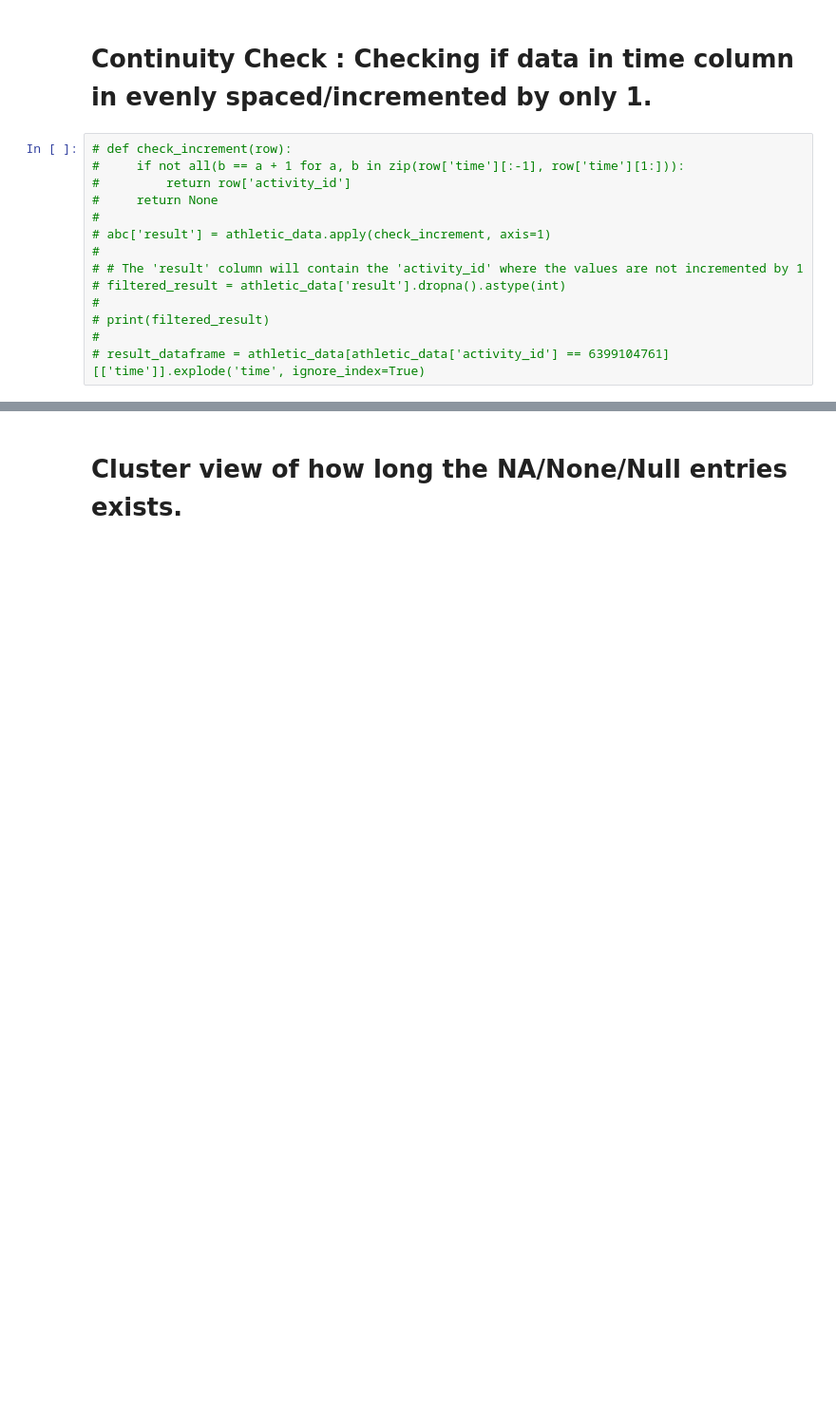
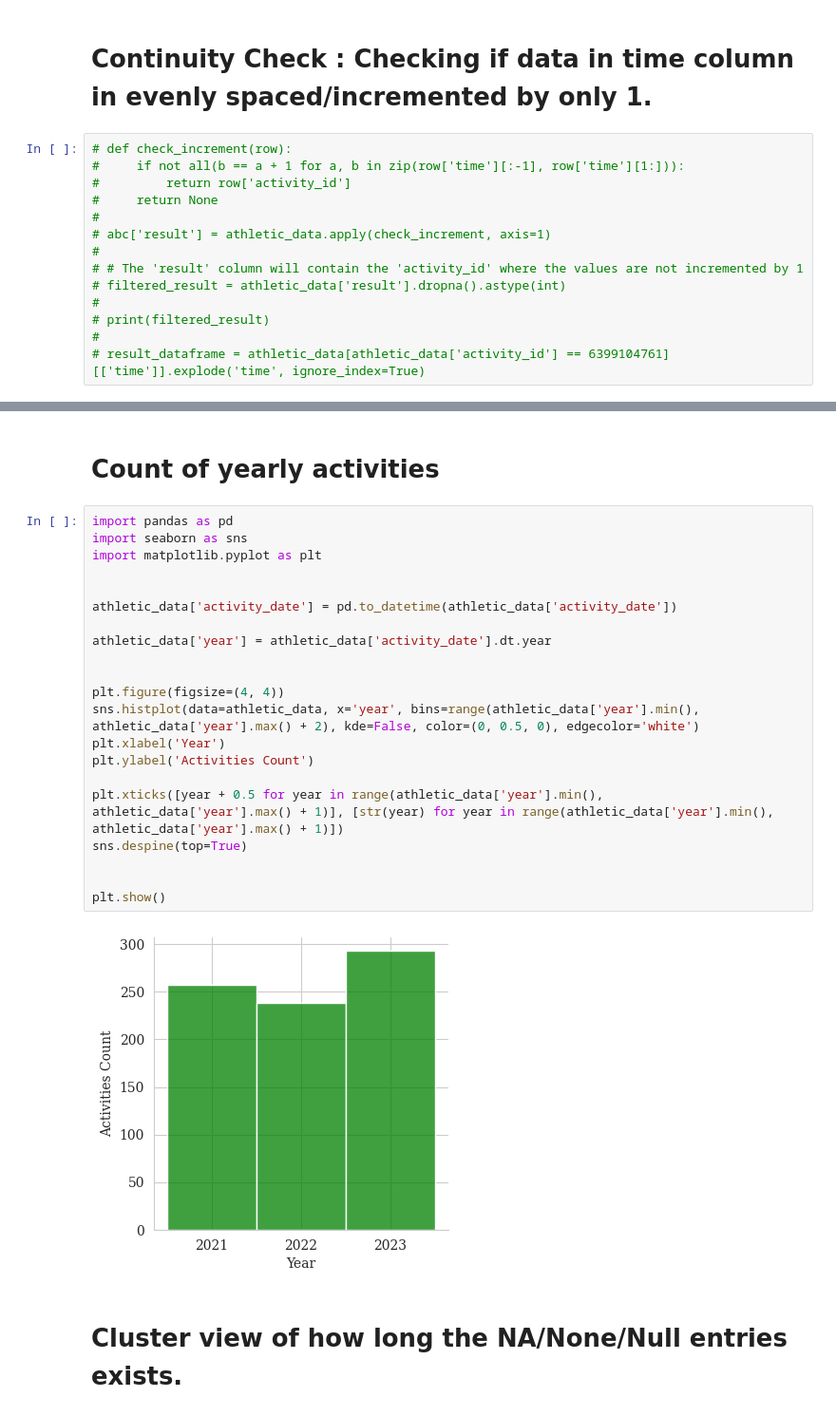
Before and after one commit to lalitpo/hr-power-analysis, a Jupyter notebook: src/services/dataPreProcessing/PreProcessing.ipynb, the cells around one changed output, grey strips where cells are left out. Shown at 95% size. Drawn from its saved outputs; the diff is of its cells as text; blank space fills up the shorter version.

```diff
--- a/src/services/dataPreProcessing/PreProcessing.ipynb
+++ b/src/services/dataPreProcessing/PreProcessing.ipynb
@@ -95,2 +204,27 @@ for i, val in enumerate(params):
+# %% [markdown]
+# Count of yearly activities
+# %%
+import pandas as pd
+import seaborn as sns
+import matplotlib.pyplot as plt
+
+
+athletic_data['activity_date'] = pd.to_datetime(athletic_data['activity_date'])
+
+athletic_data['year'] = athletic_data['activity_date'].dt.year
+
+
+plt.figure(figsize=(4, 4))
+sns.histplot(data=athletic_data, x='year', bins=range(athletic_data['year'].min(), athletic_data['year'].max() + 2), kde=False, color=(0, 0.5, 0), edgecolor='white')
+plt.xlabel('Year')
+plt.ylabel('Activities Count')
+
+plt.xticks([year + 0.5 for year in range(athletic_data['year'].min(), athletic_data['year'].max() + 1)], [str(year) for year in range(athletic_data['year'].min(), athletic_data['year'].max() + 1)])
+sns.despine(top=True)
+
+
+plt.show()
+# %% [output]
+[figure, added]
 # %% [markdown]
 # Cluster view of how long the NA/None/Null entries exists.
```
Also changed, not shown: parts of 16 cells of this notebook, 6 other files.
